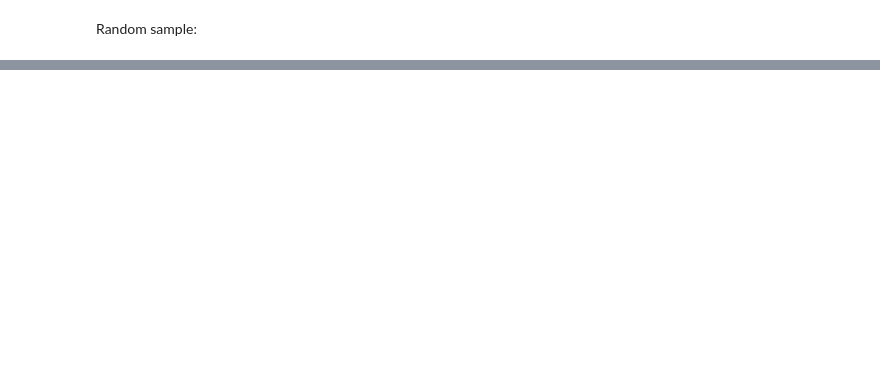
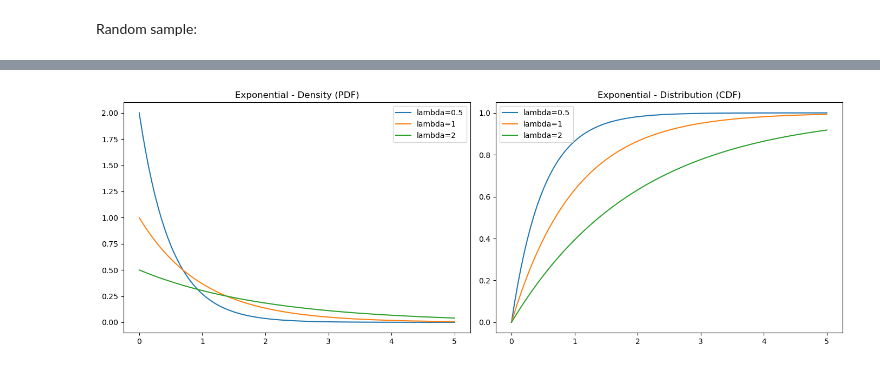
Before and after one commit to jacksonpkennedy/ds5030-assignment-6, a Jupyter notebook: assignment_6.ipynb, the cells around one changed output, grey strips where cells are left out. Saved outputs shown, nothing was run; the diff lists cells and outputs as text; code cells hidden in the pictures; blank space fills up the shorter version.

```diff
--- a/assignment_6.ipynb
+++ b/assignment_6.ipynb
@@ -562,0 +591,23 @@ plt.show()
+# %%
+grid = np.linspace(0,5,100)
+
+fig, axes = plt.subplots(1,2,figsize=(14,5))
+
+## PDFs
+for lam in [0.5, 1, 2]:
+    pdf = sp.stats.expon.pdf(grid, scale=lam) # takes scale parameter, not rate
+    sns.lineplot(x=grid, y=pdf, ax=axes[0], label=f'lambda={lam}')
+axes[0].set_title('Exponential - Density (PDF)')
+axes[0].legend()
+
+## CDFs
+for lam in [0.5, 1, 2]:
+    cdf = sp.stats.expon.cdf(grid, scale=lam)
+    sns.lineplot(x=grid, y=cdf, ax=axes[1], label=f'lambda={lam}')
+axes[1].set_title('Exponential - Distribution (CDF)')
+axes[1].legend()
+
+plt.tight_layout()
+plt.show()
+# %% [output]
+[figure, added]
```
Also changed, not shown: parts of 20 cells of this notebook.
